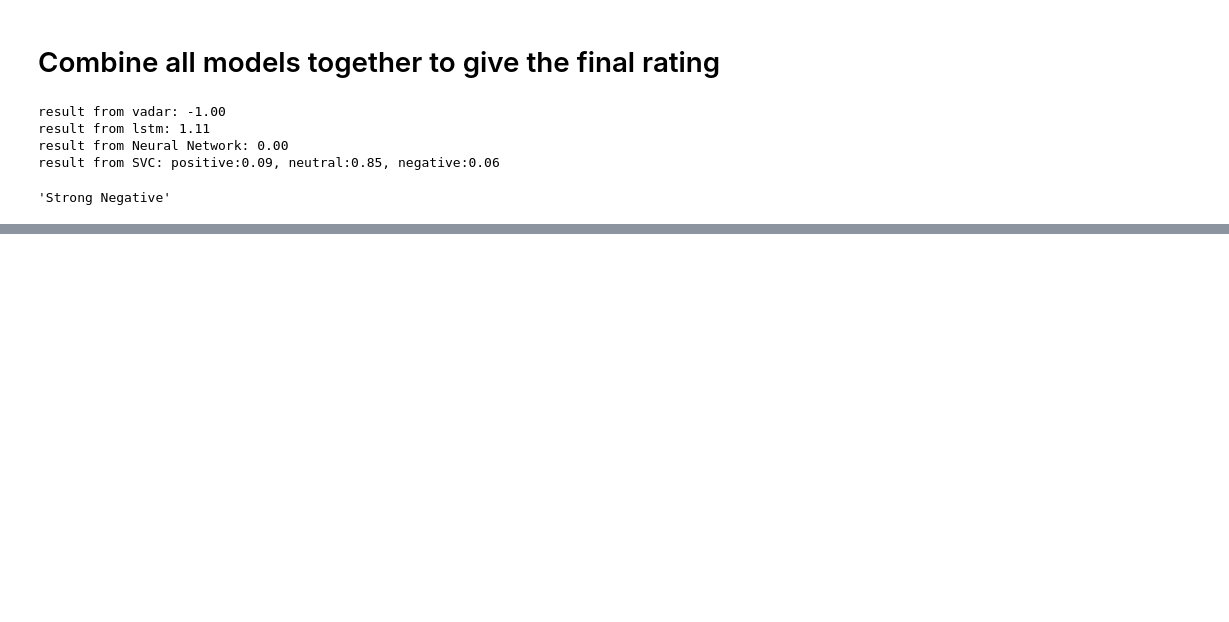
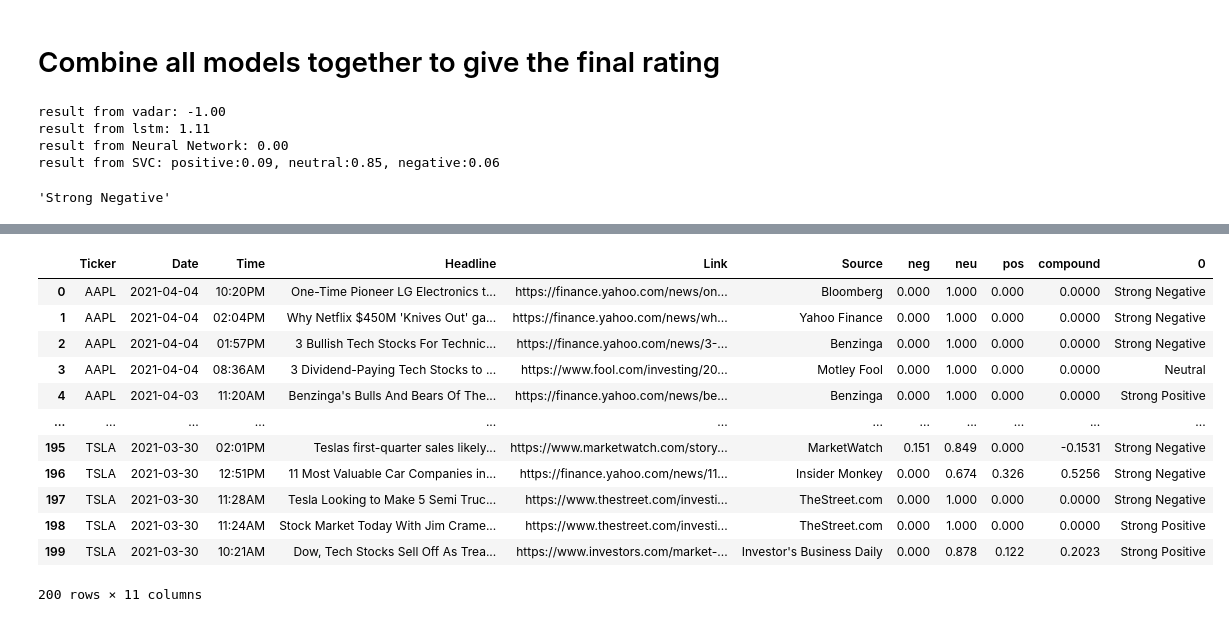
Before and after one commit to 21Average/Stocks-Portfolio-Management, a Jupyter notebook: COMP3900 Sentiment Analysis Saved model.ipynb, the cells around one changed output, grey strips where cells are left out. Saved outputs shown, nothing was run; the diff lists cells and outputs as text; code cells hidden in the pictures; blank space fills up the shorter version.

```diff
--- a/COMP3900 Sentiment Analysis Saved model.ipynb
+++ b/COMP3900 Sentiment Analysis Saved model.ipynb
@@ -290,24 +290,27 @@ print(svc_predict(svc_loaded, count_vec_loaded, "Investors are looking to buy mo
 # %% [markdown]
 # Combine all models together to give the final rating
 # %%
-def predict_rating(news, lstm, NN):
+def predict_rating(news, if_print = False):
     benchmark_rating = analyser.polarity_scores(news)['compound']
-    print(f'result from vadar: {benchmark_rating:.2f}')
 
     # Predicted by LSTM model, using padding = True
-    rating_lstm = sample_predict(news, encoder_loaded, pad=True, model = lstm)[0][0]
-    print(f'result from lstm: {rating_lstm:.2f}')
+    rating_lstm = sample_predict(news, encoder_loaded, pad=True, model = lstm_loaded)[0][0]
 
     # predicted by NN
-    rating_NN = predict_sentiment(news, NN)[0][0]
-    print(f'result from Neural Network: {rating_NN:.2f}')
+    rating_NN = predict_sentiment(news, NN_loaded)[0][0]
 
     # predictd by SVC
     rating_svc = svc_predict(svc_loaded, count_vec_loaded, news)[0]
-    print(f"result from SVC: positive:{rating_svc[2]:.2f}, neutral:{rating_svc[1]:.2f}, negative:{rating_svc[0]:.2f}")
+
+    if if_print:
+        print(f'result from vadar: {benchmark_rating:.2f}')
+        print(f'result from lstm: {rating_lstm:.2f}')
+        print(f'result from Neural Network: {rating_NN:.2f}')
+        print(f"result from SVC: positive:{rating_svc[2]:.2f}, neutral:{rating_svc[1]:.2f}, negative:{rating_svc[0]:.2f}")
+
     if (benchmark_rating < 0.5 and rating_lstm <0 and rating_NN < 0.5) or benchmark_rating < 0 or rating_NN < 0.2 or (rating_svc[0]>0.5 and np.argmax(rating_svc) == 0):
         return "Strong Negative"
-    elif (benchmark_rating >= 0.5 and rating_lstm >=0 and rating_NN >= 0.5) or (benchmark_rating >= 0.8 or rating_NN >= 0.8) or (ratin_svc[2] > 0.5 and np.argmax(rating_svc) == 2):
+    elif (benchmark_rating >= 0.5 and rating_lstm >=0 and rating_NN >= 0.5) or (benchmark_rating >= 0.8 or rating_NN >= 0.8) or (rating_svc[2] > 0.5 and np.argmax(rating_svc) == 2):
         return "Strong Positive"
     elif benchmark_rating >= 0.5 and rating_lstm >=0 and rating_svc[-1] > rating_svc[0]:
         return "Positive"
@@ -349,0 +462,16 @@ result from SVC: positive:0.05, neutral:0.91, negative:0.04
+# %%
+news
+# %% [output]
+|  | Ticker | Date | Time | Headline | Link | Source | neg | neu | pos | compound | 0 |
+| 0 | AAPL | 2021-04-04 | 10:20PM | One-Time Pioneer LG Electronics t... | https://finance.yahoo.com/news/on... | Bloomberg | 0.000 | 1.000 | 0.000 | 0.0000 | Strong Negative |
+| 1 | AAPL | 2021-04-04 | 02:04PM | Why Netflix $450M 'Knives Out' ga... | https://finance.yahoo.com/news/wh... | Yahoo Finance | 0.000 | 1.000 | 0.000 | 0.0000 | Strong Negative |
+| 2 | AAPL | 2021-04-04 | 01:57PM | 3 Bullish Tech Stocks For Technic... | https://finance.yahoo.com/news/3-... | Benzinga | 0.000 | 1.000 | 0.000 | 0.0000 | Strong Negative |
+| 3 | AAPL | 2021-04-04 | 08:36AM | 3 Dividend-Paying Tech Stocks to ... | https://www.fool.com/investing/20... | Motley Fool | 0.000 | 1.000 | 0.000 | 0.0000 | Neutral |
+| 4 | AAPL | 2021-04-03 | 11:20AM | Benzinga's Bulls And Bears Of The... | https://finance.yahoo.com/news/be... | Benzinga | 0.000 | 1.000 | 0.000 | 0.0000 | Strong Positive |
+| ... | ... | ... | ... | ... | ... | ... | ... | ... | ... | ... | ... |
+| 195 | TSLA | 2021-03-30 | 02:01PM | Teslas first-quarter sales likely... | https://www.marketwatch.com/story... | MarketWatch | 0.151 | 0.849 | 0.000 | -0.1531 | Strong Negative |
+| 196 | TSLA | 2021-03-30 | 12:51PM | 11 Most Valuable Car Companies in... | https://finance.yahoo.com/news/11... | Insider Monkey | 0.000 | 0.674 | 0.326 | 0.5256 | Strong Negative |
+| 197 | TSLA | 2021-03-30 | 11:28AM | Tesla Looking to Make 5 Semi Truc... | https://www.thestreet.com/investi... | TheStreet.com | 0.000 | 1.000 | 0.000 | 0.0000 | Strong Negative |
+| 198 | TSLA | 2021-03-30 | 11:24AM | Stock Market Today With Jim Crame... | https://www.thestreet.com/investi... | TheStreet.com | 0.000 | 1.000 | 0.000 | 0.0000 | Strong Positive |
+| 199 | TSLA | 2021-03-30 | 10:21AM | Dow, Tech Stocks Sell Off As Trea... | https://www.investors.com/market-... | Investor's Business Daily | 0.000 | 0.878 | 0.122 | 0.2023 | Strong Positive |
+200 rows × 11 columns
```
Also changed, not shown: parts of 9 cells of this notebook.
